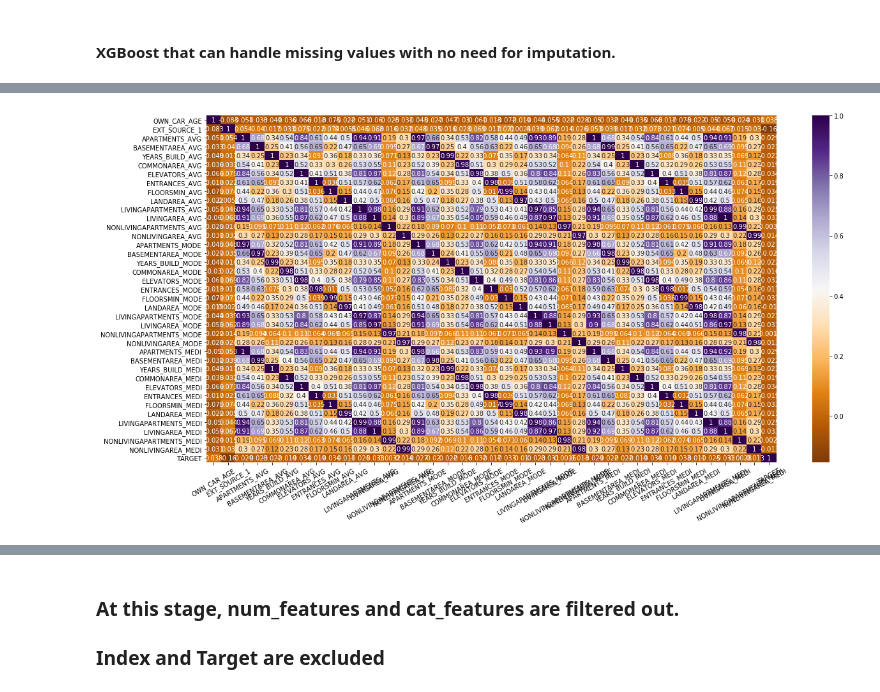
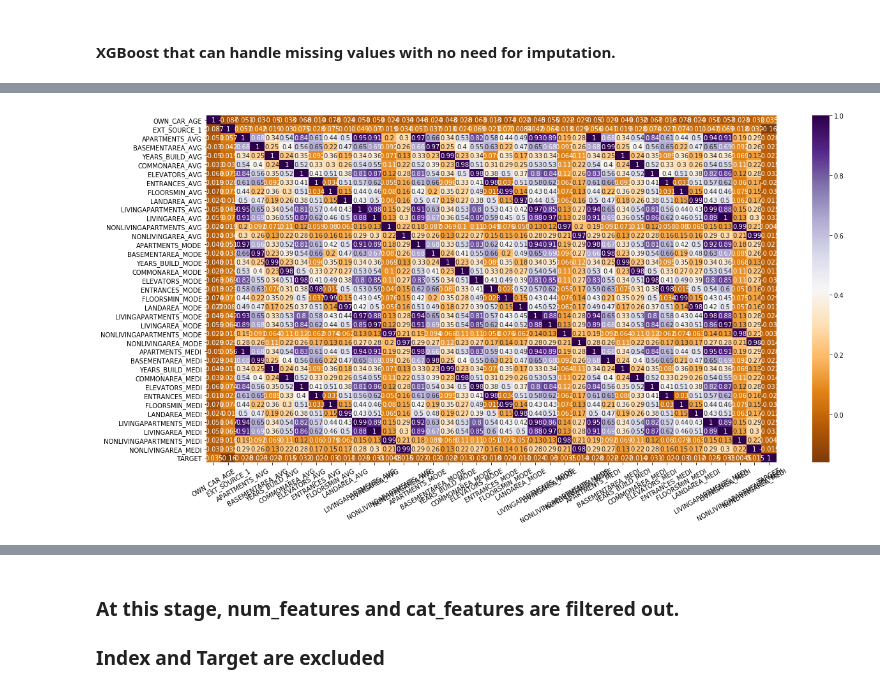
Before and after one commit to cy1355nz/DSGA3001-FinalProject, a Jupyter notebook: leo/draft-2.ipynb, the cells around one changed output, grey strips where cells are left out. Cells and saved outputs as stored; diff of their text form; code cells hidden in the pictures.

```diff
--- a/leo/draft-2.ipynb
+++ b/leo/draft-2.ipynb
@@ -137,2 +136,0 @@ plt.show()
-# %%
-nacount_filtered = nacount[nacount['Percentage(%)']>=50]
@@ -162,11 +137,23 @@ filter_corr.append("TARGET")
+# %%
+def filter_out_missing(NAdataframe, threshold):
+    nacount_filtered = NAdataframe[NAdataframe['Percentage(%)']>=threshold]
+    nacount_sorted = nacount_filtered.sort_index()
+    filter_corr = nacount_filtered.index.tolist()
+    filter_corr.append("TARGET")
+    return nacount_sorted, filter_corr
+# %%
+nacount_sorted, filter_corr = filter_out_missing(nacount,50)
+# %%
+X_train_corr_copy = X_train.copy()
+X_train_corr_copy['TARGET'] = y_train
 # %%
-corr = train[filter_corr].corr()
+corr = X_train_corr_copy[filter_corr].corr()
 fig, ax = plt.subplots(figsize=(20,10))
 heatmap = sns.heatmap(corr, ax=ax, annot=True, cmap="PuOr")
 heatmap.set_xticklabels(heatmap.get_xticklabels(), rotation=30)
 plt.show()
 # %% [output]
-[figure, old version]
+[figure, new version]
 # %%
 # From those missing more than 50%, select those features correlated with Target
 corr.iloc[-1,:][np.abs(corr.iloc[-1,:].sort_values()) > 0.1]
```
Also changed, not shown: parts of 121 cells of this notebook.
